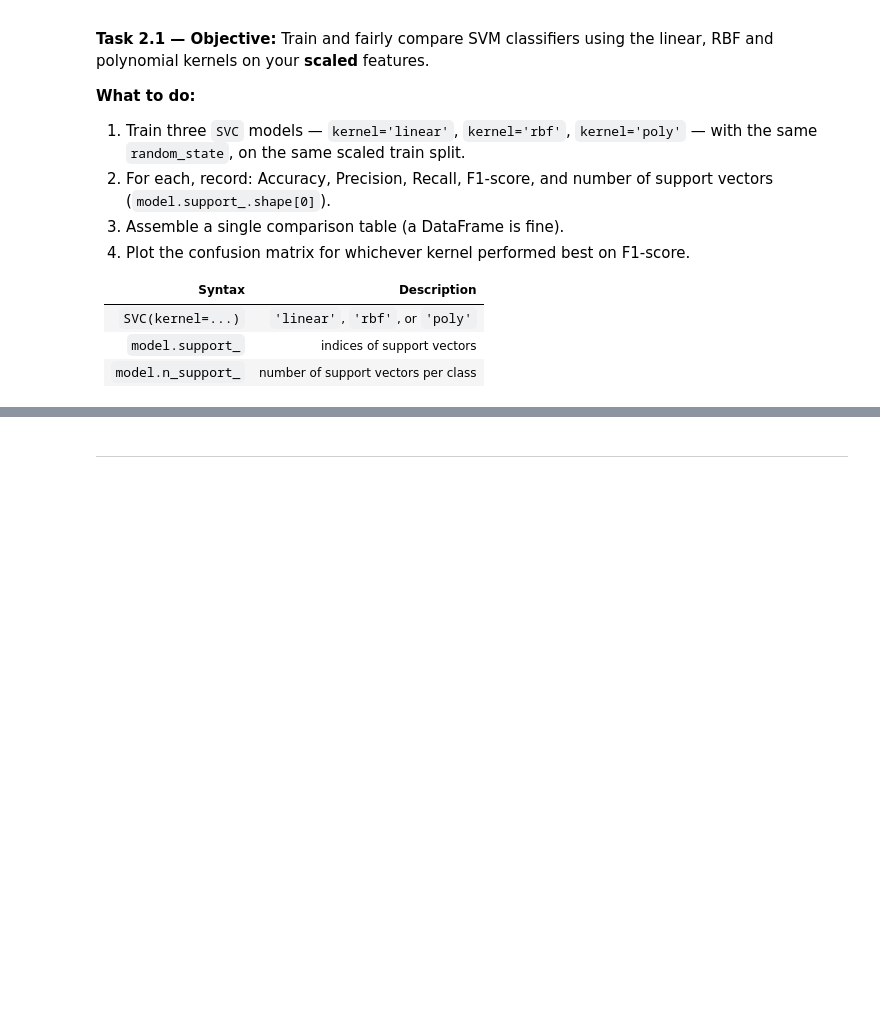
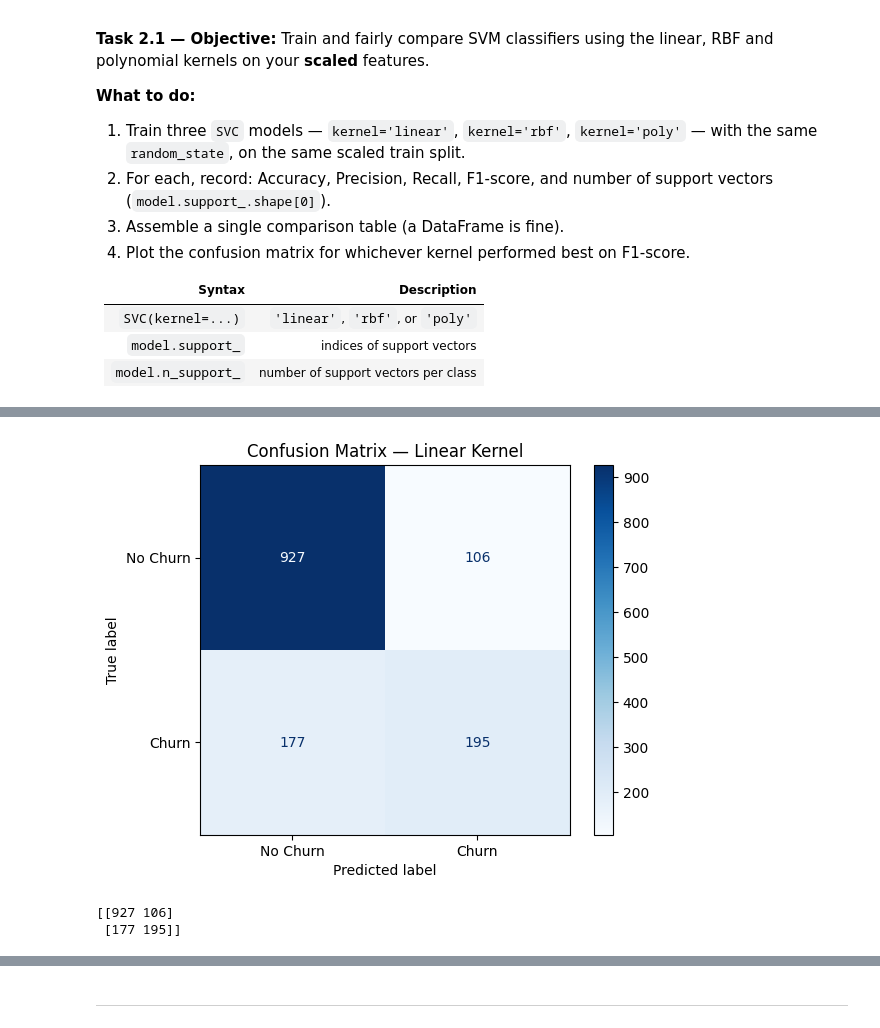
Before and after one commit to Ritika-Lund/Machine-learning-Lab, a Jupyter notebook: LAB 08/Lab8_SVM_Template.ipynb, the cells around one changed output, grey strips where cells are left out. Cells and saved outputs as stored; diff of their text form; code cells hidden in the pictures; blank space fills up the shorter version.

```diff
--- a/LAB 08/Lab8_SVM_Template.ipynb
+++ b/LAB 08/Lab8_SVM_Template.ipynb
@@ -104,0 +374,13 @@ X_test_s  = scaler.transform(X_test)
+# %%
+# YOUR CODE HERE — comparison table
+kernel_results = pd.DataFrame(results)
+
+display(kernel_results)
+kernel_results = kernel_results.sort_values(
+    by="F1-score",
+    ascending=False
+).reset_index(drop=True)
+
+best_kernel = kernel_results.loc[0, "Kernel"]
+
+print("Best kernel according to F1-score:", best_kernel)
@@ -104,0 +393,20 @@ X_test_s  = scaler.transform(X_test)
+# %%
+# YOUR CODE HERE — confusion matrix for the best kernel
+best_pred = predictions[best_kernel]
+
+cm = confusion_matrix(y_test, best_pred)
+
+disp = ConfusionMatrixDisplay(
+    confusion_matrix=cm,
+    display_labels=["No Churn", "Churn"]
+)
+
+disp.plot(cmap="Blues", values_format="d")
+
+plt.title(f"Confusion Matrix — {best_kernel} Kernel")
+plt.show()
+print(cm)
+# %% [output]
+[figure, added]
+[[927 106]
+ [177 195]]
```
Also changed, not shown: parts of 55 cells of this notebook, 2 other files.
